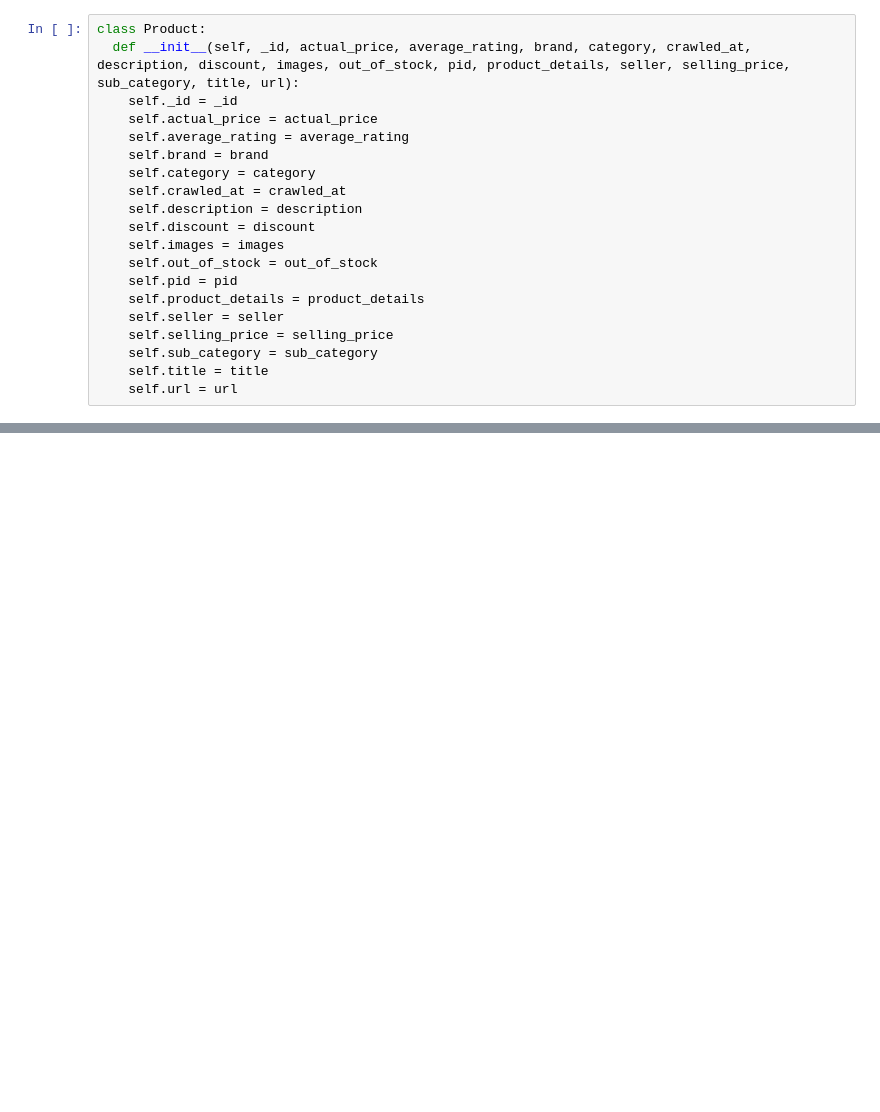
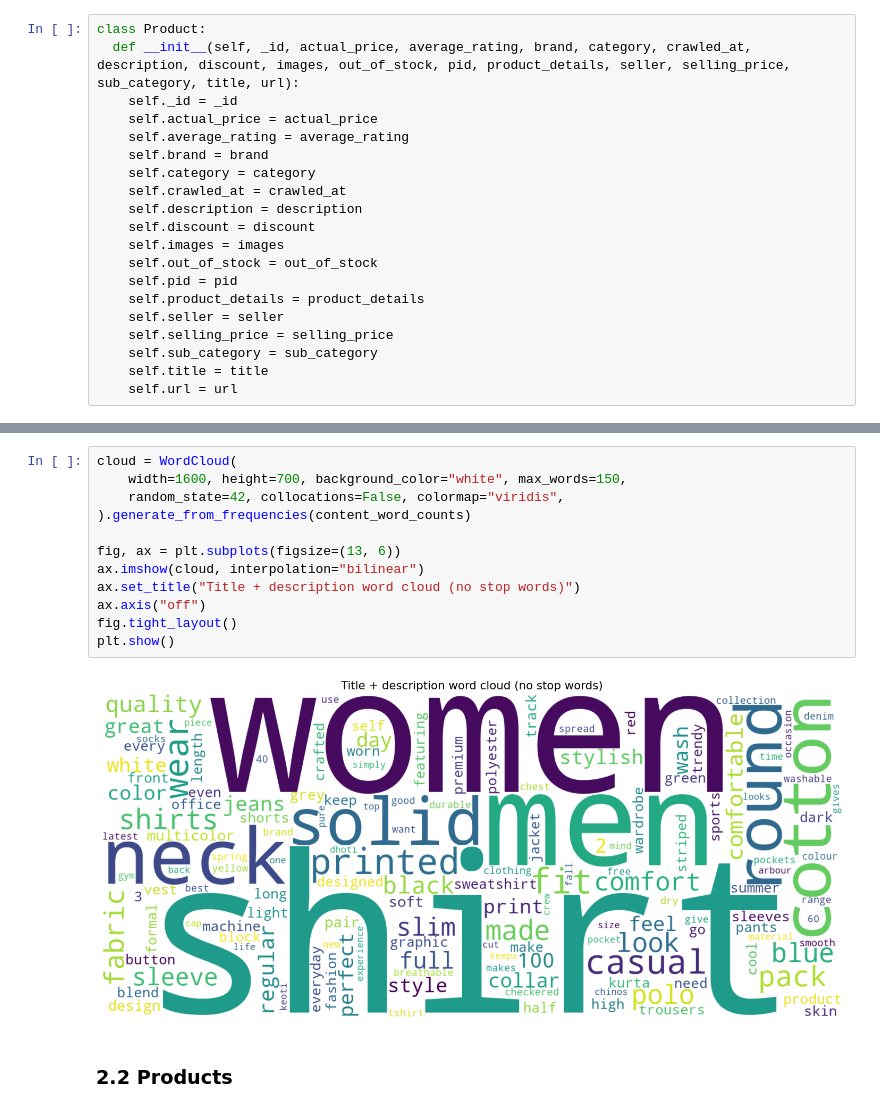
Before and after one commit to daviP4iva/irwa-search-engine, a Jupyter notebook: project_progress/part_1/IRWA_part1.ipynb, the cells around one changed output, grey strips where cells are left out. Saved outputs shown, nothing was run; the diff lists cells and outputs as text; blank space fills up the shorter version.

```diff
--- a/project_progress/part_1/IRWA_part1.ipynb
+++ b/project_progress/part_1/IRWA_part1.ipynb
@@ -142,0 +361,16 @@ print('text results: ', text_index[search], 'detail results: ', detail_index[sea
+# %%
+cloud = WordCloud(
+    width=1600, height=700, background_color="white", max_words=150,
+    random_state=42, collocations=False, colormap="viridis",
+).generate_from_frequencies(content_word_counts)
+
+fig, ax = plt.subplots(figsize=(13, 6))
+ax.imshow(cloud, interpolation="bilinear")
+ax.set_title("Title + description word cloud (no stop words)")
+ax.axis("off")
+fig.tight_layout()
+plt.show()
+# %% [output]
+[figure, added]
+# %% [markdown]
+### 2.2 Products
```
Also changed, not shown: parts of 32 cells of this notebook, 2 other files.
